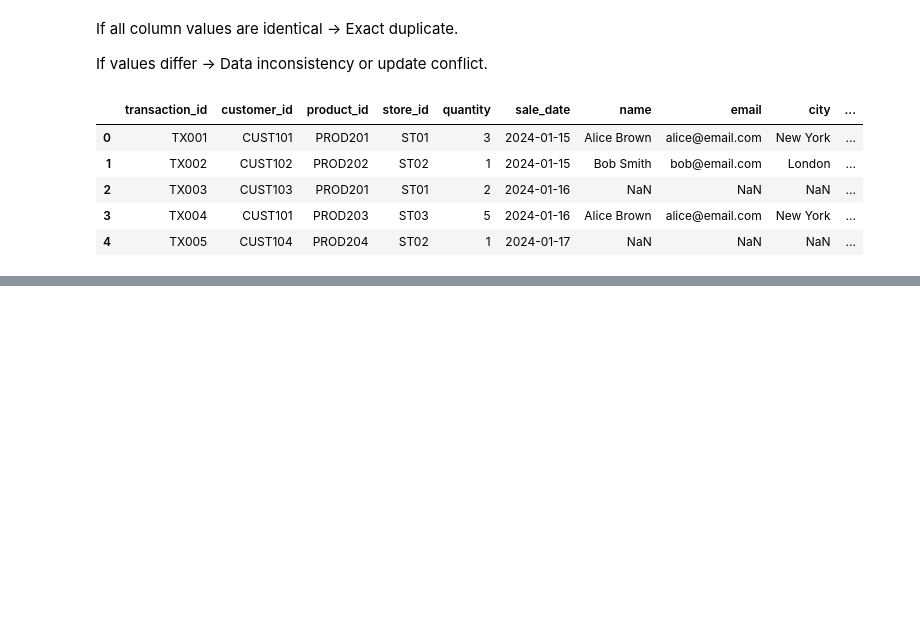
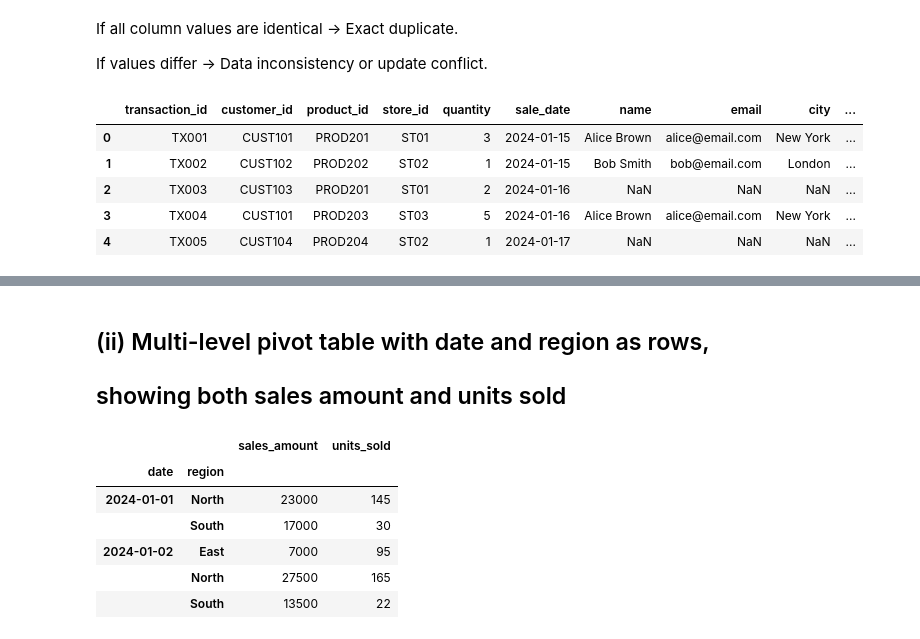
Before and after one commit to dineshbasnet/Advanced_python_lab_reports, a Jupyter notebook: main.ipynb, the cells around one changed output, grey strips where cells are left out. Drawn from its saved outputs; the diff is of its cells as text; code cells hidden in the pictures; blank space fills up the shorter version.

```diff
--- a/main.ipynb
+++ b/main.ipynb
@@ -243,0 +302,20 @@ display(complete_data)
+# %% [markdown]
+## (ii) Multi-level pivot table with date and region as rows,
+## showing both sales amount and units sold
+# %%
+multi_pivot = pd.pivot_table(
+    df,
+    values=["sales_amount", "units_sold"],
+    index=["date", "region"],
+    aggfunc="sum"
+)
+
+display(multi_pivot)
+# %% [output]
+|  |  | sales_amount | units_sold |
+| date | region |  |  |
+| 2024-01-01 | North | 23000 | 145 |
+|  | South | 17000 | 30 |
+| 2024-01-02 | East | 7000 | 95 |
+|  | North | 27500 | 165 |
+|  | South | 13500 | 22 |
```
Also changed, not shown: parts of 22 cells of this notebook, 1 other file.
